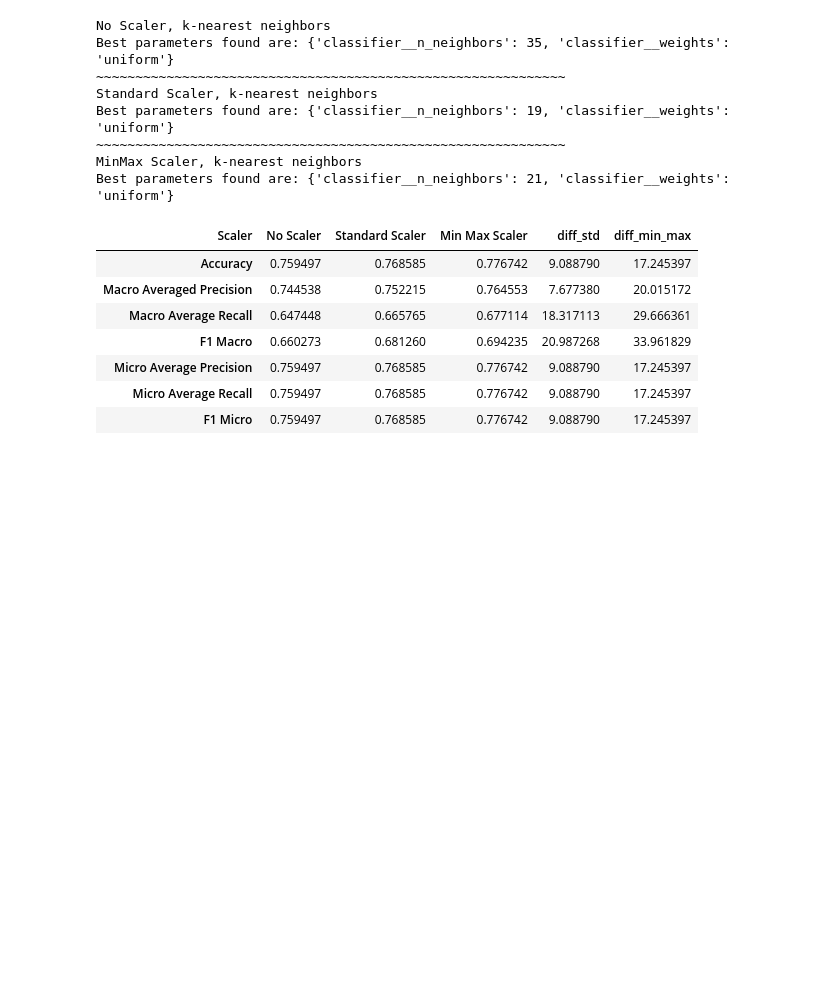
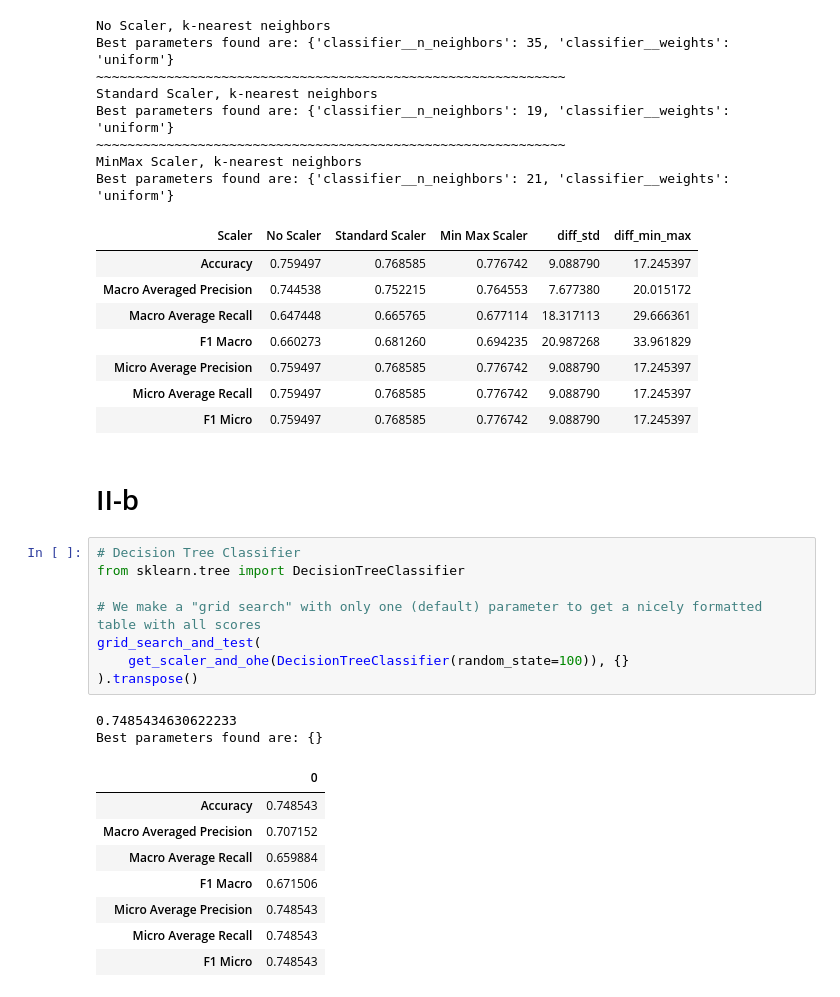
Before and after one commit to ashleyrennnnnn/Assignments-Machine-Learning, a Jupyter notebook: Assignment 2 - Albin.ipynb, the cells around one changed output. Cells and saved outputs as stored; diff of their text form; blank space fills up the shorter version.

```diff
--- a/Assignment 2 - Albin.ipynb
+++ b/Assignment 2 - Albin.ipynb
@@ -288,3 +289,24 @@ Best parameters found are: {'classifier__n_neighbors': 21, 'classifier__weights'
 | Micro Average Precision | 0.759497 | 0.768585 | 0.776742 | 9.088790 | 17.245397 |
 | Micro Average Recall | 0.759497 | 0.768585 | 0.776742 | 9.088790 | 17.245397 |
 | F1 Micro | 0.759497 | 0.768585 | 0.776742 | 9.088790 | 17.245397 |
+# %% [markdown]
+# II-b
+# %%
+# Decision Tree Classifier
+from sklearn.tree import DecisionTreeClassifier
+
+# We make a "grid search" with only one (default) parameter to get a nicely formatted table with all scores
+grid_search_and_test(
+    get_scaler_and_ohe(DecisionTreeClassifier(random_state=100)), {}
+).transpose()
+# %% [output]
+0.7485434630622233
+Best parameters found are: {}
+|  | 0 |
+| Accuracy | 0.748543 |
+| Macro Averaged Precision | 0.707152 |
+| Macro Average Recall | 0.659884 |
+| F1 Macro | 0.671506 |
+| Micro Average Precision | 0.748543 |
+| Micro Average Recall | 0.748543 |
+| F1 Micro | 0.748543 |
```
Also changed, not shown: parts of 4 cells of this notebook.
